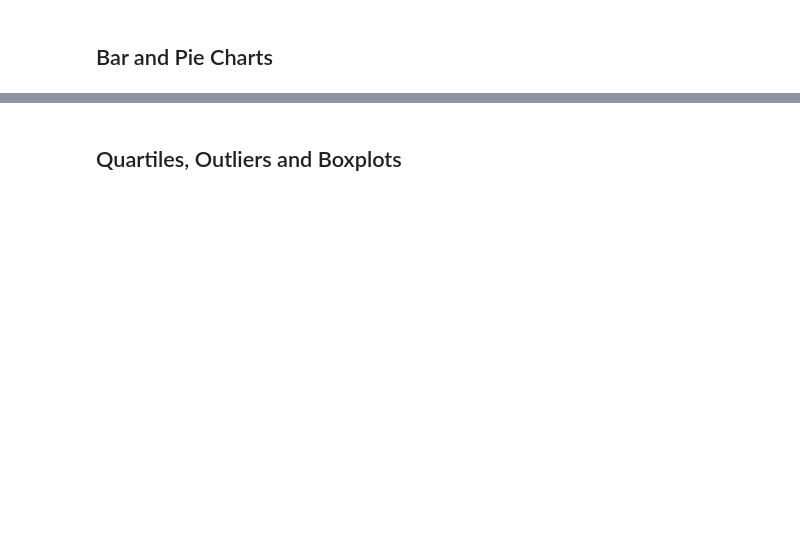
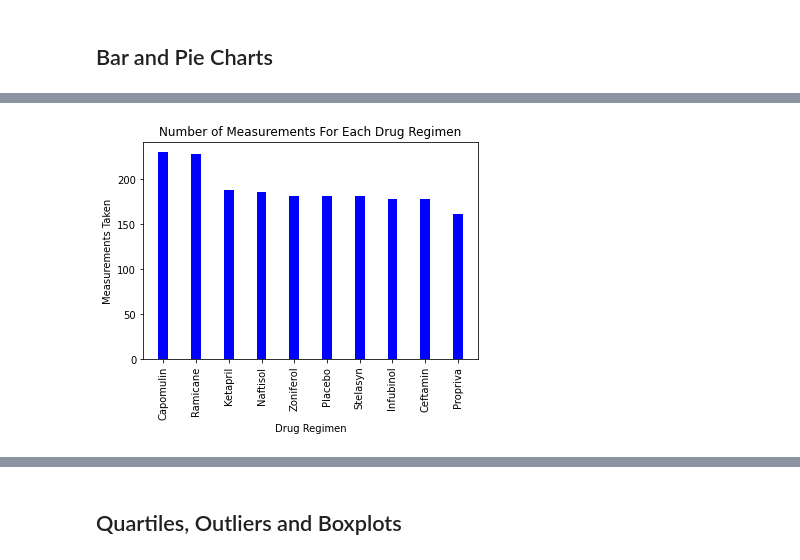
Before and after one commit to ismahanadan/Treatment-Regimens-Analysis, a Jupyter notebook: Pymaceuticals/pymaceuticals_starter.ipynb, the cells around one changed output, grey strips where cells are left out. Cells and saved outputs as stored; diff of their text form; code cells hidden in the pictures; blank space fills up the shorter version.

```diff
--- a/Pymaceuticals/pymaceuticals_starter.ipynb
+++ b/Pymaceuticals/pymaceuticals_starter.ipynb
@@ -139,0 +157,30 @@ sum_it_up.head(12)
+# %%
+# Generate a bar plot showing the total number of measurements taken on each drug regimen using pyplot.
+
+# Calculate the number of measurement taken for each drug regimen
+counts =  combined_data_df['Drug Regimen'].value_counts()
+
+# Set the x_axis to the length of the 'counts' series
+x_axis = np.arange(len(counts))
+
+# Generate a bar blot with the length of the 'counts' series
+# as the amount of values on the x axis, and the corresponding values
+# in the series as the y values
+plt.bar(x_axis, counts, width = 0.3, color='blue')
+
+# # Label the tick marks according to the index values in the 'counts' series
+# Rotate tick marks 90 degrees for better visibility
+tick_locations = [value for value in x_axis]
+plt.xticks(tick_locations, counts.index.values)
+plt.xticks(rotation=90)
+
+# Set labels for axes
+plt.xlabel("Drug Regimen")
+plt.ylabel("Measurements Taken")
+plt.title('Number of Measurements For Each Drug Regimen')
+
+
+# Display plot
+plt.show()
+# %% [output]
+[figure, added]
```
Also changed, not shown: parts of 16 cells of this notebook.
